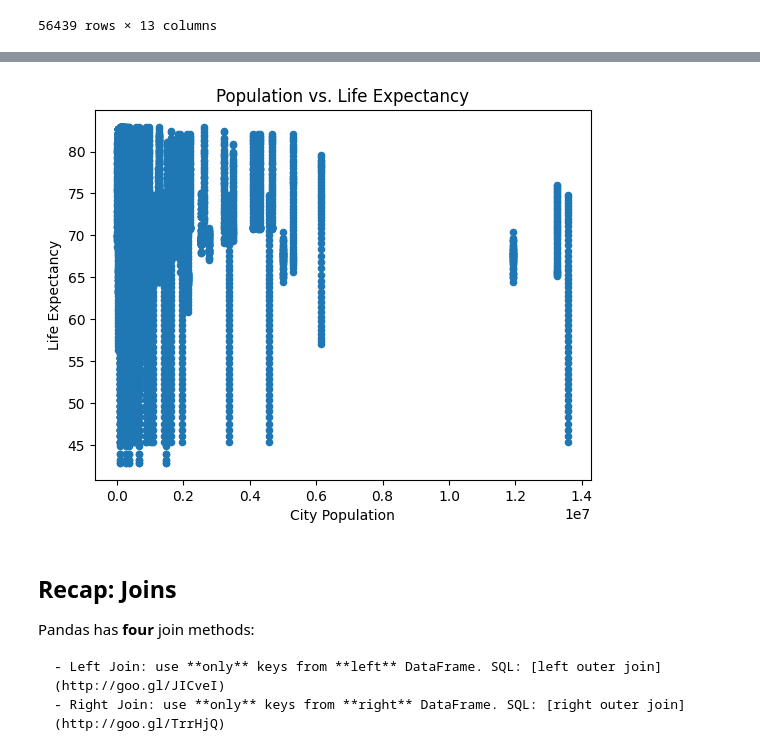
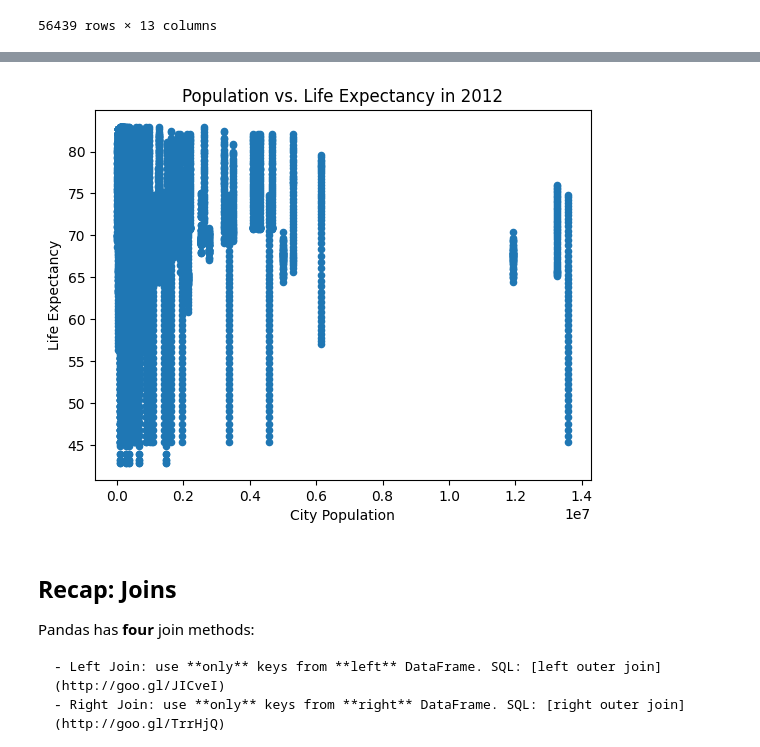
Before and after one commit to lawmianyi/QM2, a Jupyter notebook: notebooks/W06. Merging and Joining.ipynb, the cells around one changed output, grey strips where cells are left out. Saved outputs shown, nothing was run; the diff lists cells and outputs as text; code cells hidden in the pictures.

```diff
--- a/notebooks/W06. Merging and Joining.ipynb
+++ b/notebooks/W06. Merging and Joining.ipynb
@@ -576,12 +576,12 @@ cities_life_expectancy.head()
 | 4 | Argentina | BUENOS AIRES | 2012 | Total | Both Sexes | Urban agglomeration | Estimate - de facto | Final figure, complete | 2012 | ... |
 # %%
 cities_life_expectancy.plot(x='City Population', y='Life Expectancy', kind='scatter')
-plt.title('Population vs. Life Expectancy')
+plt.title('Population vs. Life Expectancy in 2012')
 plt.xlabel('City Population')
 plt.ylabel('Life Expectancy')
 plt.show()
 # %% [output]
-[figure, old version]
+[figure, new version]
 # %% [markdown]
 ## Recap: Joins
 
```
